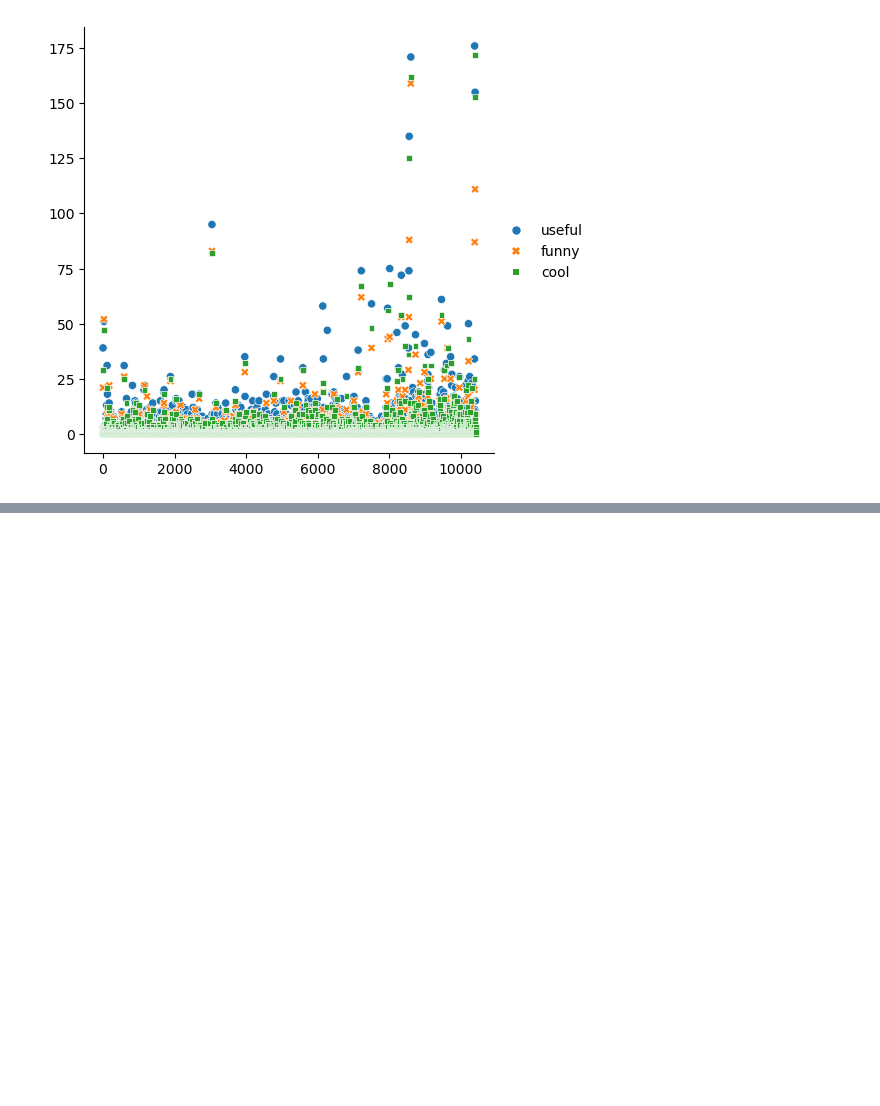
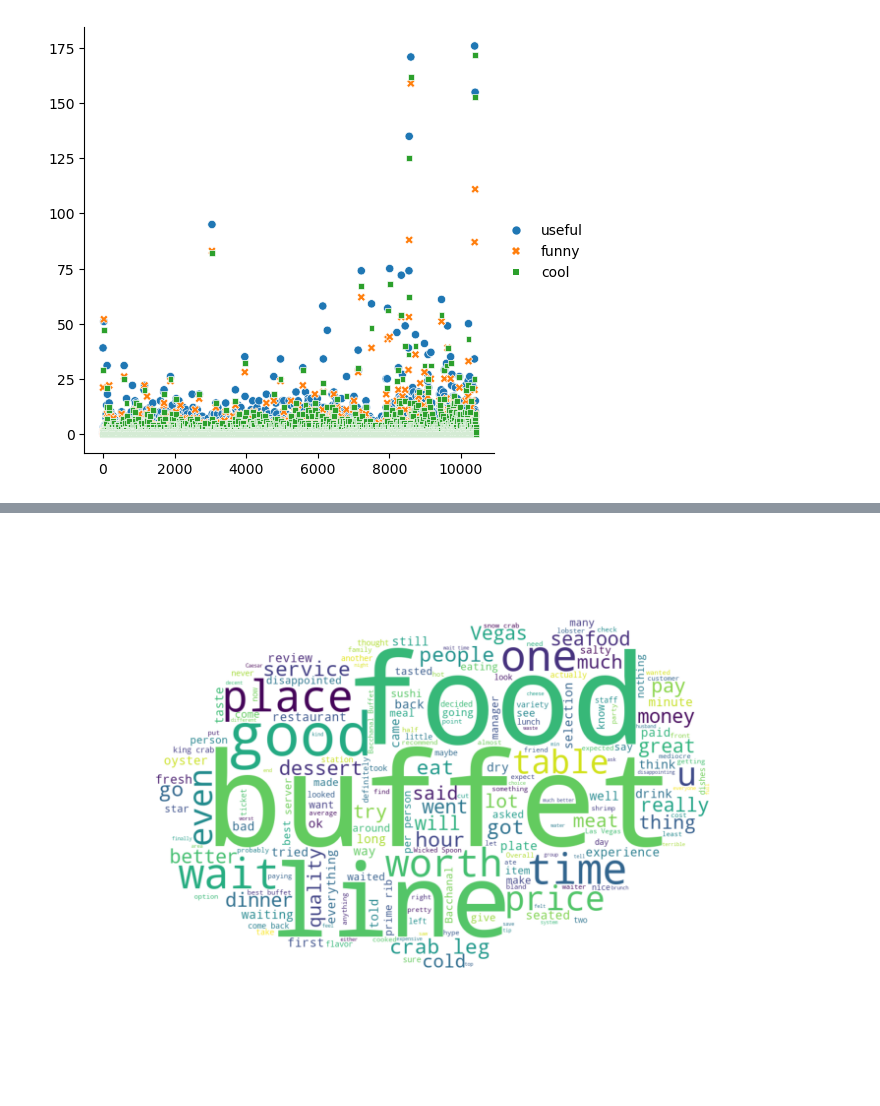
Before and after one commit to kutaycakir/ai-course, a Jupyter notebook: Projects/Restaurant/Restaurant.ipynb, the cells around one changed output, grey strips where cells are left out. Saved outputs shown, nothing was run; the diff lists cells and outputs as text; code cells hidden in the pictures; blank space fills up the shorter version.

```diff
--- a/Projects/Restaurant/Restaurant.ipynb
+++ b/Projects/Restaurant/Restaurant.ipynb
@@ -121,0 +131,17 @@ df.sentiment = df.sentiment.astype('category')
+# %%
+def wc(data, bgcolor):
+    plt.figure(figsize = (10,10))
+    mask = np.array(Image.open('cloud.png'))
+    wc = WordCloud(background_color = bgcolor, stopwords= STOPWORDS, mask=mask)
+    wc.generate(' '.join(data))
+    plt.imshow(wc)
+    plt.axis('off')
+# %%
+negative_comments = df[df['sentiment'] == 'negative']['text']
+positive_comments = df[df['sentiment'] == 'positive']['text']
+one_star_comments = df[df['stars'] == 1]['text']
+five_star_comments = df[df['stars'] == 5]['text']
+# %%
+wc(negative_comments, 'white')
+# %% [output]
+[figure, added]
```
Also changed, not shown: parts of 14 cells of this notebook.
